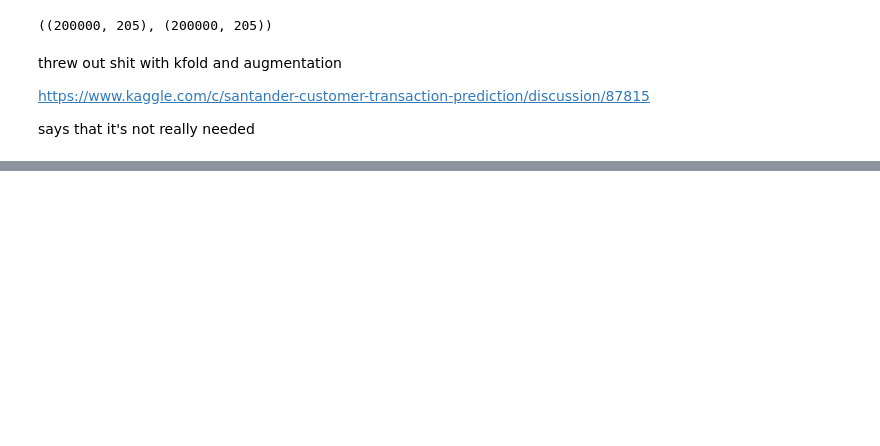
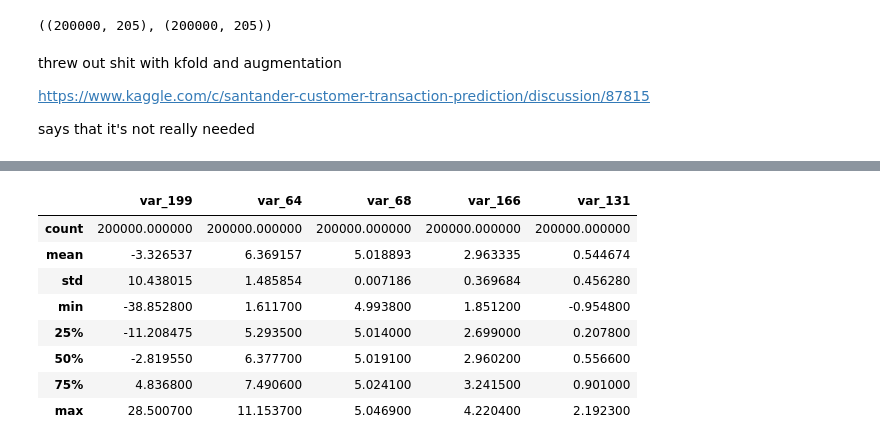
Before and after one commit to Poddiachyi/santander-customer-transaction-prediction, a Jupyter notebook: lgbm.ipynb, the cells around one changed output, grey strips where cells are left out. Drawn from its saved outputs; the diff is of its cells as text; code cells hidden in the pictures; blank space fills up the shorter version.

```diff
--- a/lgbm.ipynb
+++ b/lgbm.ipynb
@@ -162,0 +244,13 @@ AUC:  0.8957612797762086
+# %%
+top = df_train.loc[:, feature_names[top_features_idx]]
+top.describe()
+# %% [output]
+|  | var_199 | var_64 | var_68 | var_166 | var_131 |
+| count | 200000.000000 | 200000.000000 | 200000.000000 | 200000.000000 | 200000.000000 |
+| mean | -3.326537 | 6.369157 | 5.018893 | 2.963335 | 0.544674 |
+| std | 10.438015 | 1.485854 | 0.007186 | 0.369684 | 0.456280 |
+| min | -38.852800 | 1.611700 | 4.993800 | 1.851200 | -0.954800 |
+| 25% | -11.208475 | 5.293500 | 5.014000 | 2.699000 | 0.207800 |
+| 50% | -2.819550 | 6.377700 | 5.019100 | 2.960200 | 0.556600 |
+| 75% | 4.836800 | 7.490600 | 5.024100 | 3.241500 | 0.901000 |
+| max | 28.500700 | 11.153700 | 5.046900 | 4.220400 | 2.192300 |
```
Also changed, not shown: parts of 21 cells of this notebook, 3 other files.
